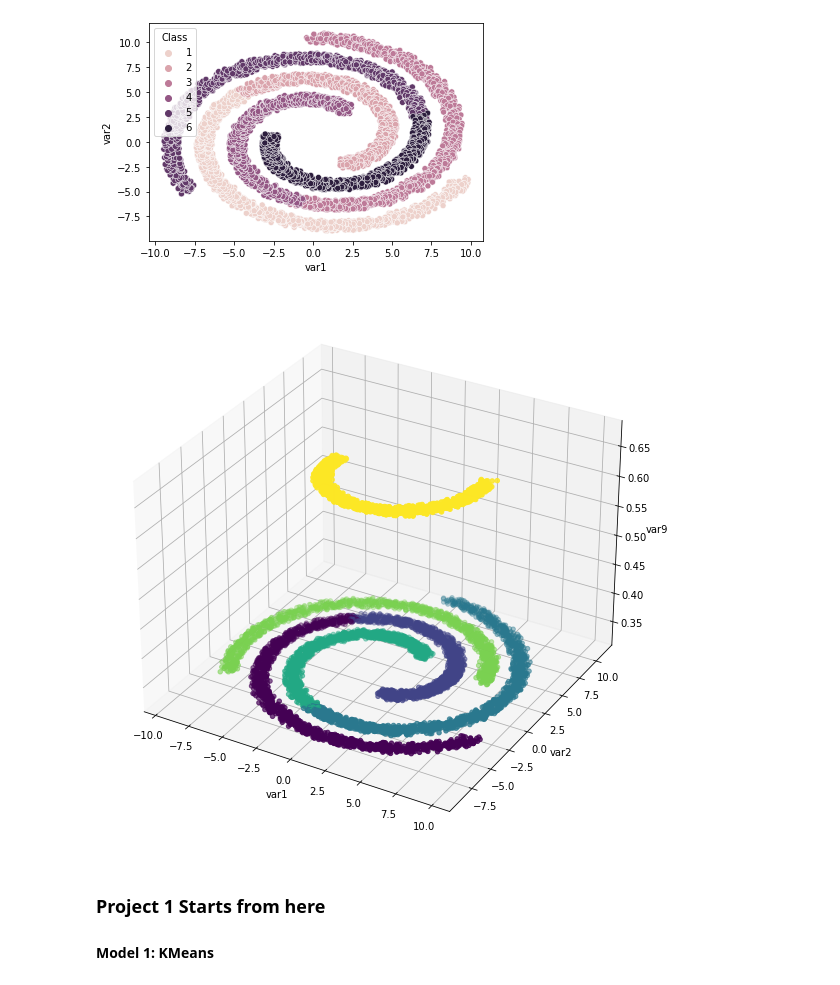
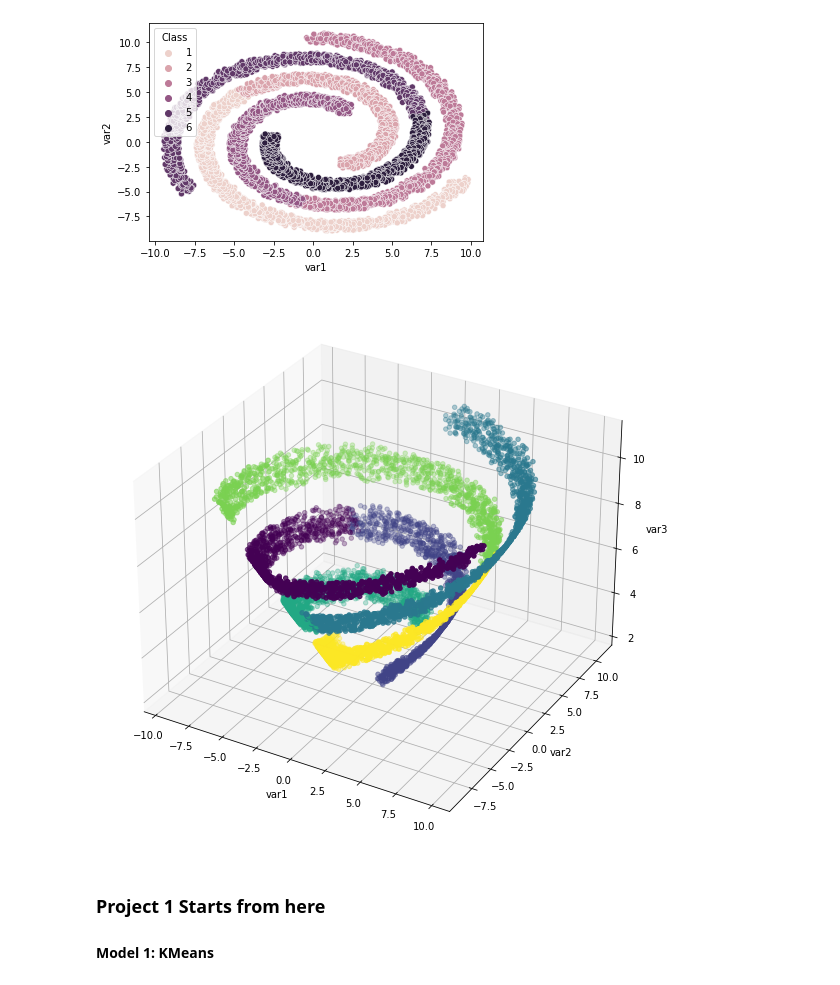
Before and after one commit to calebpelliott/Machine-Learning-CS559, a Jupyter notebook: PRJ1/F21/F21_CS559_Project1.ipynb, the cells around one changed output. Drawn from its saved outputs; the diff is of its cells as text; code cells hidden in the pictures.

```diff
--- a/PRJ1/F21/F21_CS559_Project1.ipynb
+++ b/PRJ1/F21/F21_CS559_Project1.ipynb
@@ -82,9 +82,9 @@ plot_2D(df,'var1', 'var2','Class')
 # %% [output]
 [figure]
 # %%
-plot_3D(df,'var1','var2','var9','Class')
+plot_3D(df,'var1','var2','var3','Class')
 # %% [output]
-[figure, old version]
+[figure, new version]
 # %% [markdown]
 ### Project 1 Starts from here
 
```
Also changed, not shown: parts of 19 cells of this notebook, 1 other file.
